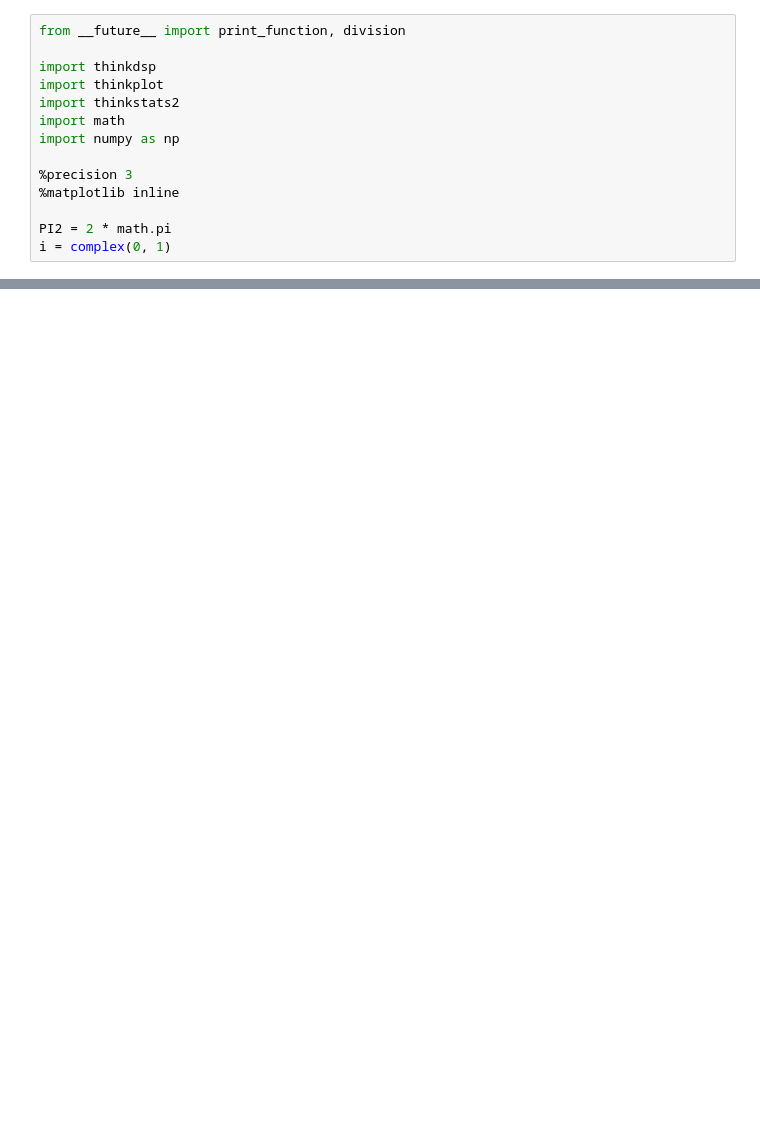
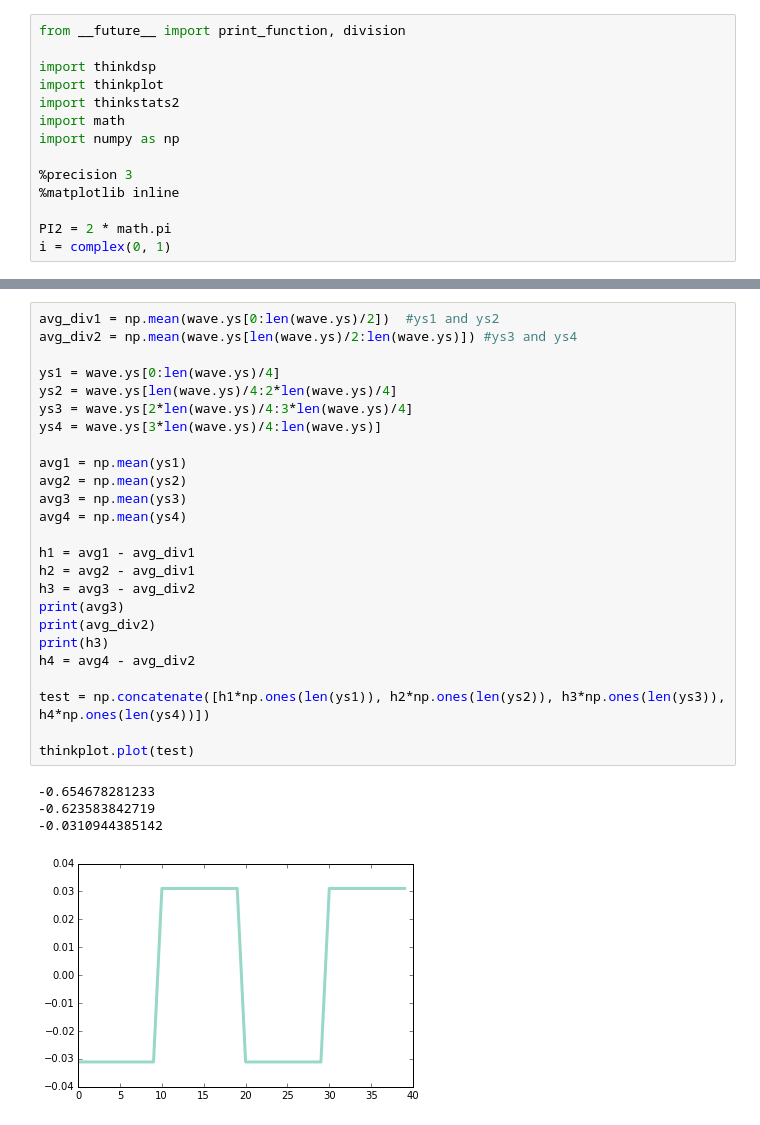
Before and after one commit to dinopants174/SigSys_Final_Project, a Jupyter notebook: ZG_Haar_Wavelet_Test.ipynb, the cells around one changed output, grey strips where cells are left out. Saved outputs shown, nothing was run; the diff lists cells and outputs as text; blank space fills up the shorter version.

```diff
--- a/ZG_Haar_Wavelet_Test.ipynb
+++ b/ZG_Haar_Wavelet_Test.ipynb
@@ -42,0 +59,30 @@ thinkplot.plot(ans)
+# %%
+avg_div1 = np.mean(wave.ys[0:len(wave.ys)/2])  #ys1 and ys2
+avg_div2 = np.mean(wave.ys[len(wave.ys)/2:len(wave.ys)]) #ys3 and ys4
+
+ys1 = wave.ys[0:len(wave.ys)/4]
+ys2 = wave.ys[len(wave.ys)/4:2*len(wave.ys)/4]
+ys3 = wave.ys[2*len(wave.ys)/4:3*len(wave.ys)/4]
+ys4 = wave.ys[3*len(wave.ys)/4:len(wave.ys)]
+
+avg1 = np.mean(ys1)
+avg2 = np.mean(ys2)
+avg3 = np.mean(ys3)
+avg4 = np.mean(ys4)
+
+h1 = avg1 - avg_div1
+h2 = avg2 - avg_div1
+h3 = avg3 - avg_div2
+print(avg3)
+print(avg_div2)
+print(h3)
+h4 = avg4 - avg_div2
+
+test = np.concatenate([h1*np.ones(len(ys1)), h2*np.ones(len(ys2)), h3*np.ones(len(ys3)), h4*np.ones(len(ys4))])
+
+thinkplot.plot(test)
+# %% [output]
+-0.654678281233
+-0.623583842719
+-0.0310944385142
+[figure, added]
```
Also changed, not shown: parts of 7 cells of this notebook.
